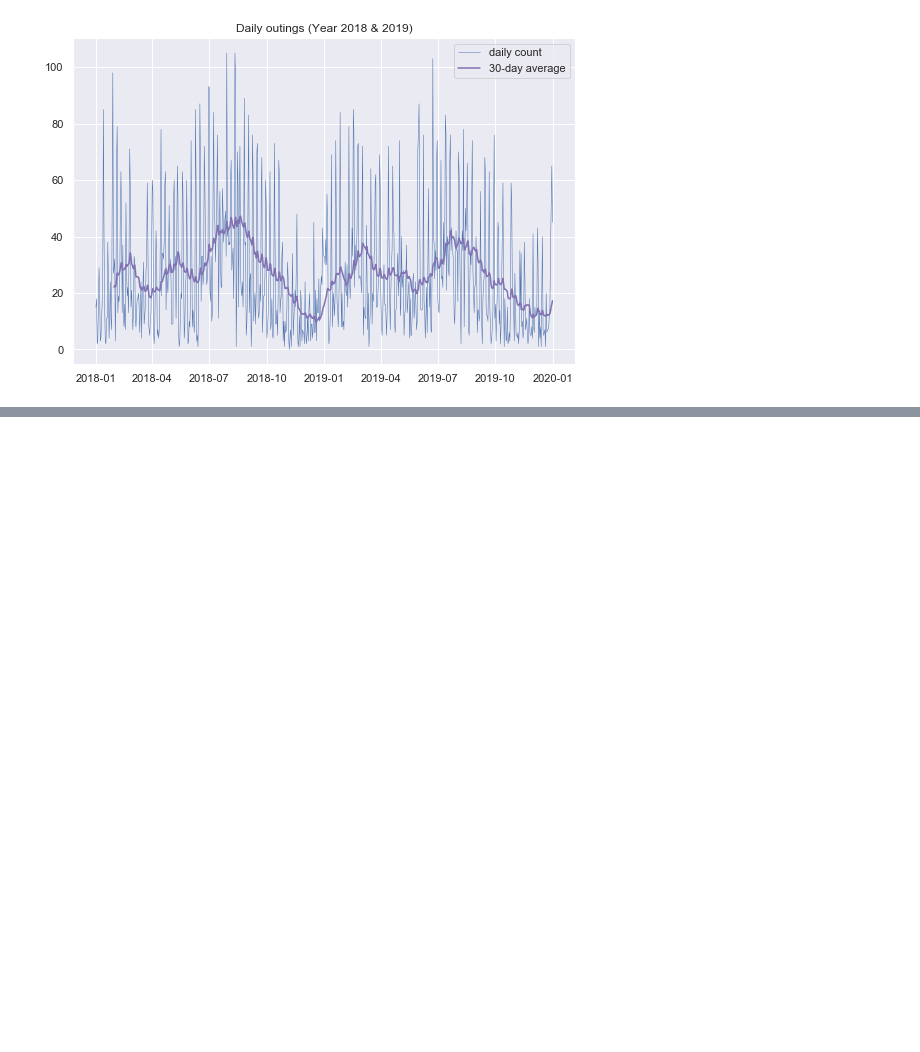
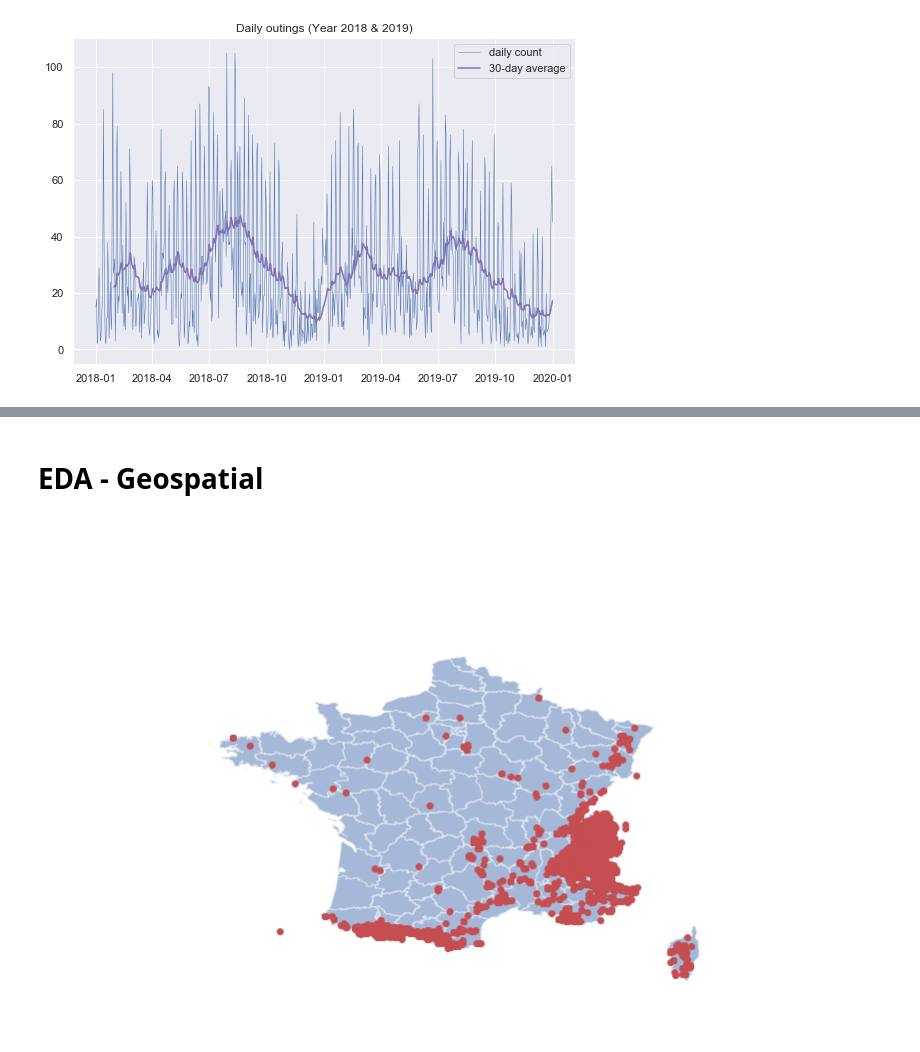
Before and after one commit to damien1719/C2C-Mountaineering-practices, a Jupyter notebook: C2C_API_v5.ipynb, the cells around one changed output, grey strips where cells are left out. Saved outputs shown, nothing was run; the diff lists cells and outputs as text; code cells hidden in the pictures; blank space fills up the shorter version.

```diff
--- a/C2C_API_v5.ipynb
+++ b/C2C_API_v5.ipynb
@@ -215,0 +217,2 @@ plt.show()
+# %% [markdown]
+# EDA - Geospatial
@@ -215,0 +221,55 @@ plt.show()
+# %%
+#Import coordinates -
+geo_coordinates=gpd.read_file('coordinates.shp')
+geo_coordinates
+
+#>>>Rajouter un ID pour pouvoir faire le lien avec le fichier csv - a minima
+
+
+#Import French Map
+french_map = gpd.read_file('departements-20140306-50m.shp')
+
+
+
+#Plot French Map
+fig,ax =plt.subplots(figsize=(15,15))
+boundaries=[-10,15,40,55]
+
+xlim=(boundaries[0],boundaries[1])
+ylim=(boundaries[2],boundaries[3])
+
+ax.set_xlim(xlim)
+ax.set_ylim(ylim)
+
+french_map.plot(alpha=.5,ax=ax)
+# gplt.polyplot(french_map,ax=ax)
+ax.set_axis_off()
+
+
+#plot
+geo_coordinates.plot(ax=ax,marker='o',color='r')
+
+#>>Formatting à travailler -
+
+#kde plot
+# gplt.kdeplot(
+#     geo_coordinates,
+#     cmap='Reds',
+#     shade=True, shade_lowest=False,
+#     ax=ax
+# )
+
+plt.show()
+#>>>Comment faire du zoom in sur la carte?
+
+#>>>Récupérer un fond de carte
+
+#Point visualization
+# Ajaccio
+# 41.918621
+# 8.736870
+# -0.127758
+
+#Kernel density viz
+# %% [output]
+[figure, added]
```
Also changed, not shown: parts of 3 cells of this notebook.
